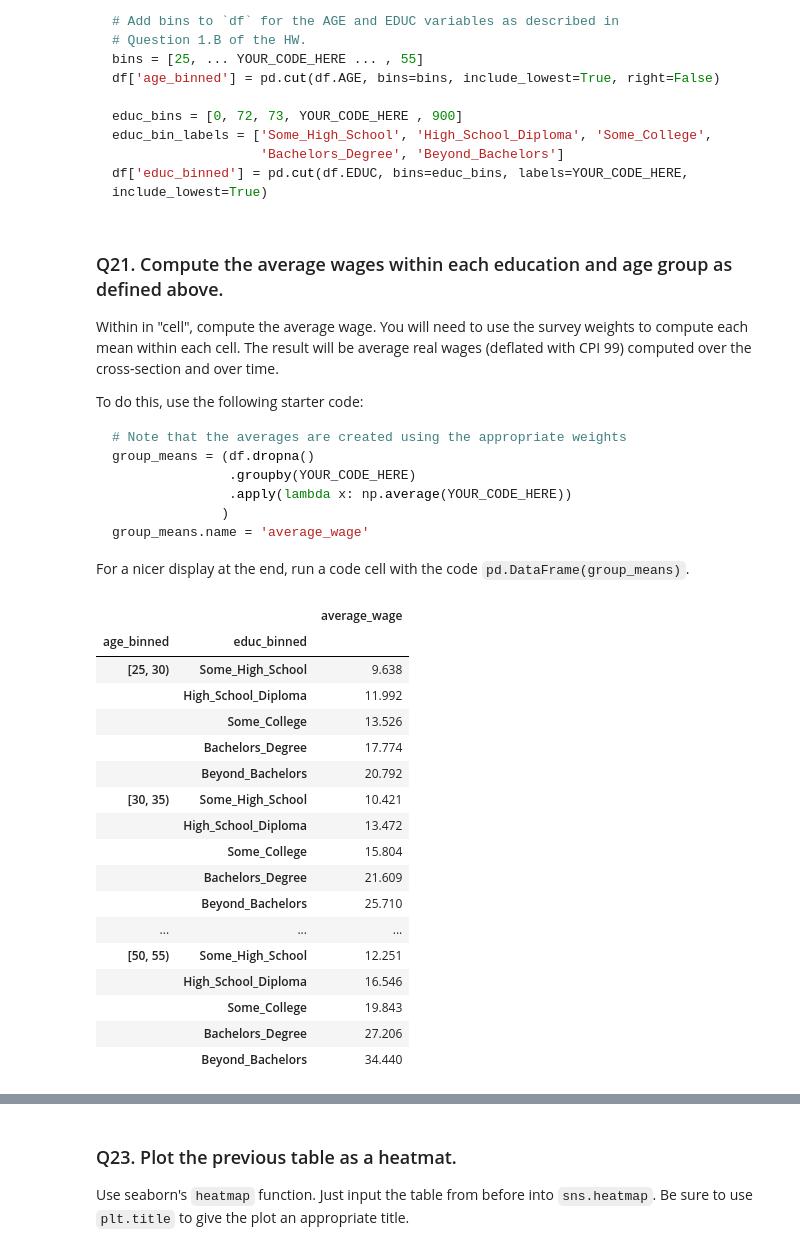
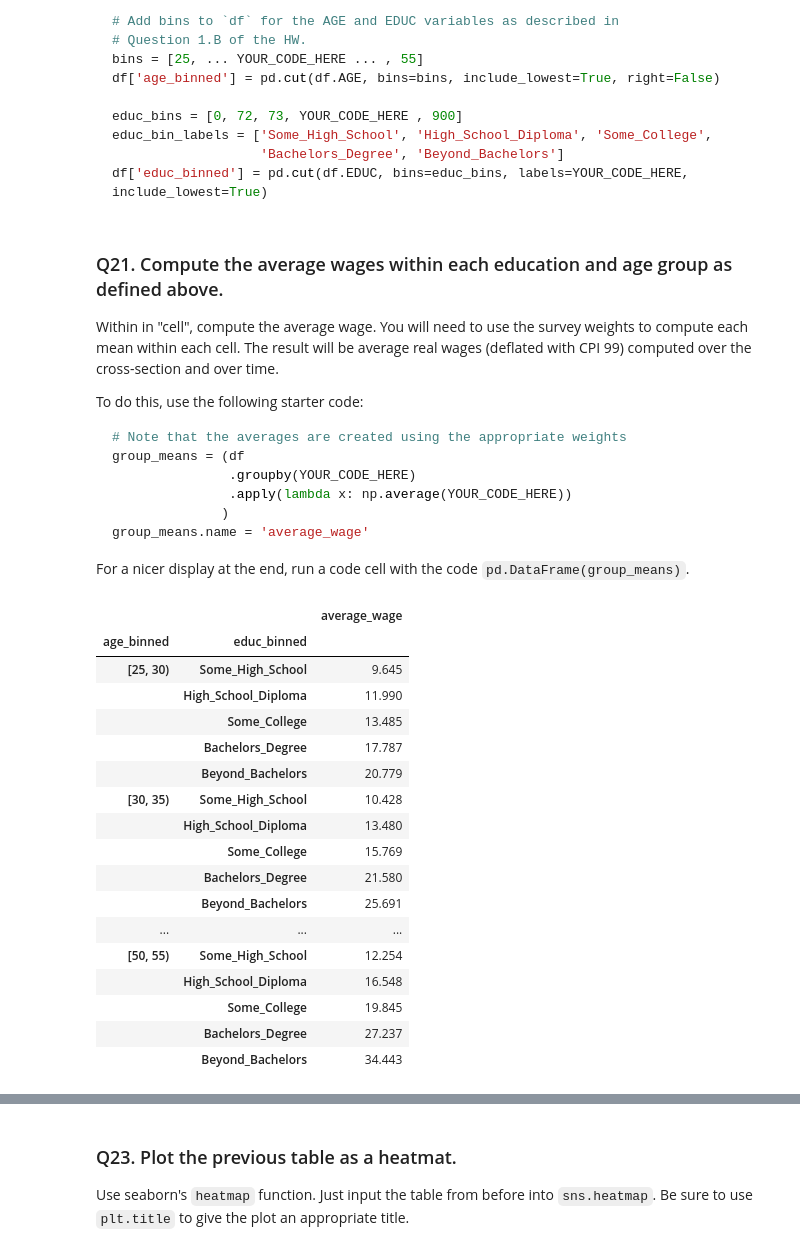
Before and after one commit to isabelalmazan/comp-econ-hw-jbejarano1, a Jupyter notebook: hw-submit-04/wage_growth_during_the_recession---solutions.ipynb, the cells around one changed output, grey strips where cells are left out. Cells and saved outputs as stored; diff of their text form; code cells hidden in the pictures.

````diff
--- a/hw-submit-04/wage_growth_during_the_recession---solutions.ipynb
+++ b/hw-submit-04/wage_growth_during_the_recession---solutions.ipynb
@@ -286,8 +301,6 @@ df.loc[df.annual_hours <= 0, 'real_wage'] = 0
 
 # Create
 df['in_labor_force'] = df.LABFORCE == 2
-
-df = df.dropna()
 # %% [markdown]
 ### Q6. Drop data that we no longer need.
 
@@ -632,7 +645,7 @@ To do this, use the following starter code:
 
 ```python
 # Note that the averages are created using the appropriate weights
-group_means = (df.dropna()
+group_means = (df
                .groupby(YOUR_CODE_HERE)
                .apply(lambda x: np.average(YOUR_CODE_HERE))
               )
@@ -641,31 +654,31 @@ group_means.name = 'average_wage'
 For a nicer display at the end, run a code cell with the code `pd.DataFrame(group_means)`.
 # %%
 # Note that the averages are created using the appropriate weights
-group_means = (df.dropna().
+group_means = (df.
                groupby(by=['age_binned', 'educ_binned']).
                apply(lambda x: np.average(x.real_wage, weights=x.ASECWT))
               )
 group_means.name = 'average_wage'
 pd.DataFrame(group_means)
 # %% [output]
 |  |  | average_wage |
 | age_binned | educ_binned |  |
-| [25, 30) | Some_High_School | 9.638 |
-|  | High_School_Diploma | 11.992 |
-|  | Some_College | 13.526 |
-|  | Bachelors_Degree | 17.774 |
-|  | Beyond_Bachelors | 20.792 |
-| [30, 35) | Some_High_School | 10.421 |
-|  | High_School_Diploma | 13.472 |
-|  | Some_College | 15.804 |
-|  | Bachelors_Degree | 21.609 |
-|  | Beyond_Bachelors | 25.710 |
+| [25, 30) | Some_High_School | 9.645 |
+|  | High_School_Diploma | 11.990 |
+|  | Some_College | 13.485 |
+|  | Bachelors_Degree | 17.787 |
+|  | Beyond_Bachelors | 20.779 |
+| [30, 35) | Some_High_School | 10.428 |
+|  | High_School_Diploma | 13.480 |
+|  | Some_College | 15.769 |
+|  | Bachelors_Degree | 21.580 |
+|  | Beyond_Bachelors | 25.691 |
 | ... | ... | ... |
-| [50, 55) | Some_High_School | 12.251 |
-|  | High_School_Diploma | 16.546 |
-|  | Some_College | 19.843 |
-|  | Bachelors_Degree | 27.206 |
-|  | Beyond_Bachelors | 34.440 |
+| [50, 55) | Some_High_School | 12.254 |
+|  | High_School_Diploma | 16.548 |
+|  | Some_College | 19.845 |
+|  | Bachelors_Degree | 27.237 |
+|  | Beyond_Bachelors | 34.443 |
 # %% [markdown]
 ### Q22. Display average wages within each education and age group as a table.
 
````
Also changed, not shown: parts of 35 cells of this notebook, 2 other files.
